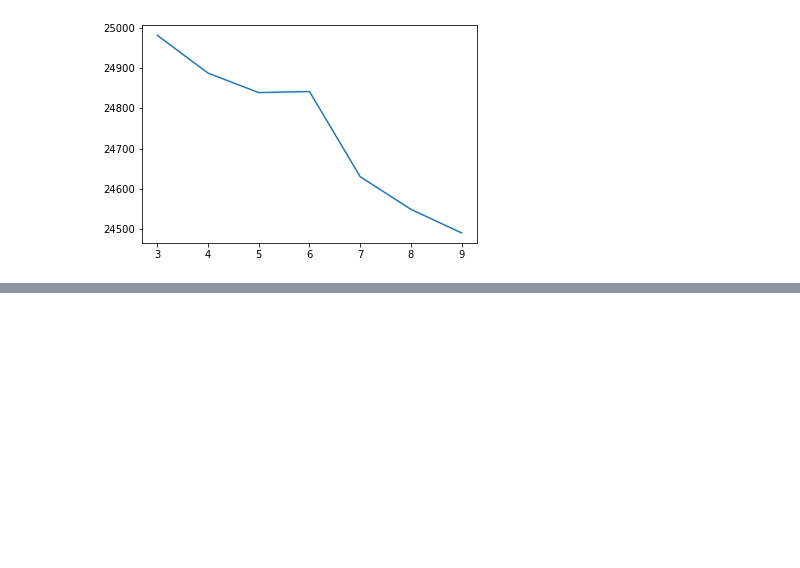
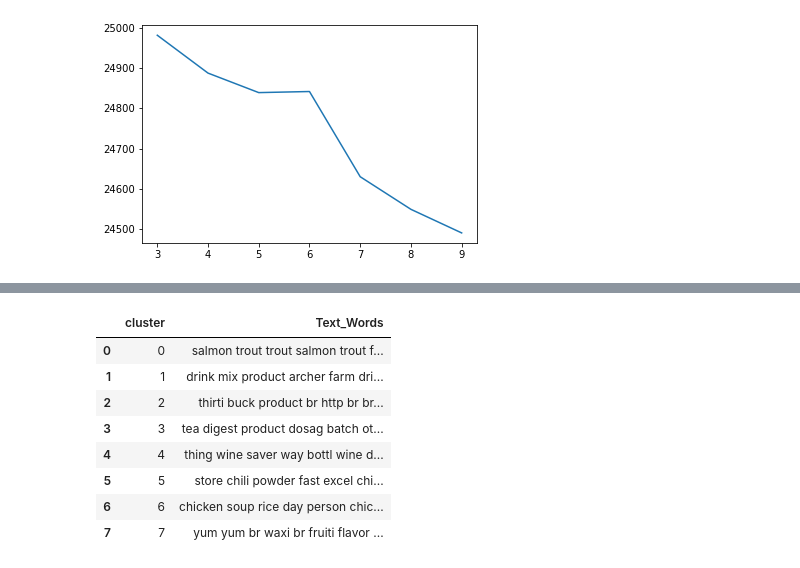
Before and after one commit to domenicocinque/ADM-HW4, a Jupyter notebook: HW4_Q2.ipynb, the cells around one changed output, grey strips where cells are left out. Cells and saved outputs as stored; diff of their text form; code cells hidden in the pictures; blank space fills up the shorter version.

```diff
--- a/HW4_Q2.ipynb
+++ b/HW4_Q2.ipynb
@@ -295,0 +348,12 @@ plt.plot(list(elbow.keys()), list(elbow.values()))
+# %%
+df_cluster
+# %% [output]
+|  | cluster | Text_Words |
+| 0 | 0 | salmon trout trout salmon trout f... |
+| 1 | 1 | drink mix product archer farm dri... |
+| 2 | 2 | thirti buck product br http br br... |
+| 3 | 3 | tea digest product dosag batch ot... |
+| 4 | 4 | thing wine saver way bottl wine d... |
+| 5 | 5 | store chili powder fast excel chi... |
+| 6 | 6 | chicken soup rice day person chic... |
+| 7 | 7 | yum yum br waxi br fruiti flavor ... |
```
Also changed, not shown: parts of 20 cells of this notebook.
